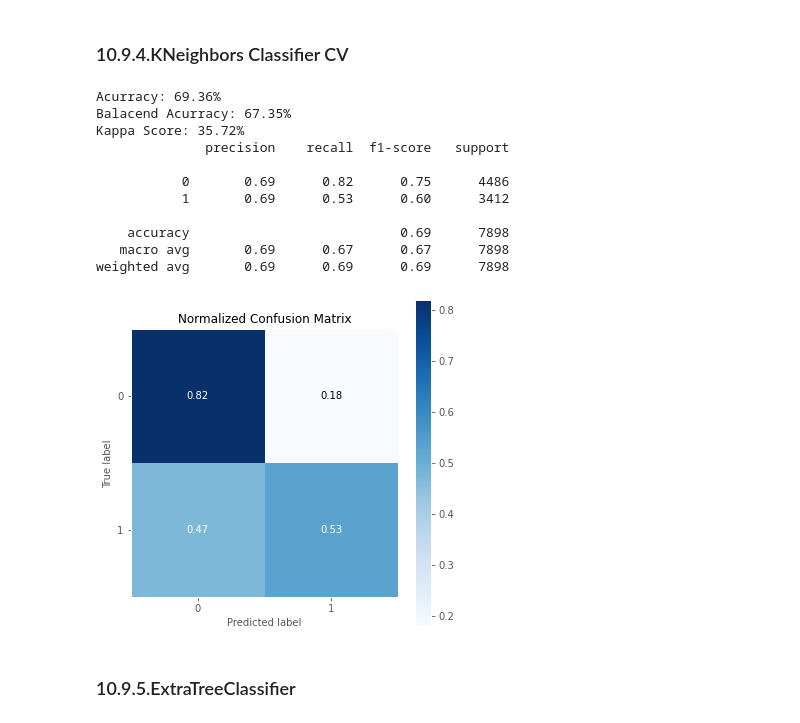
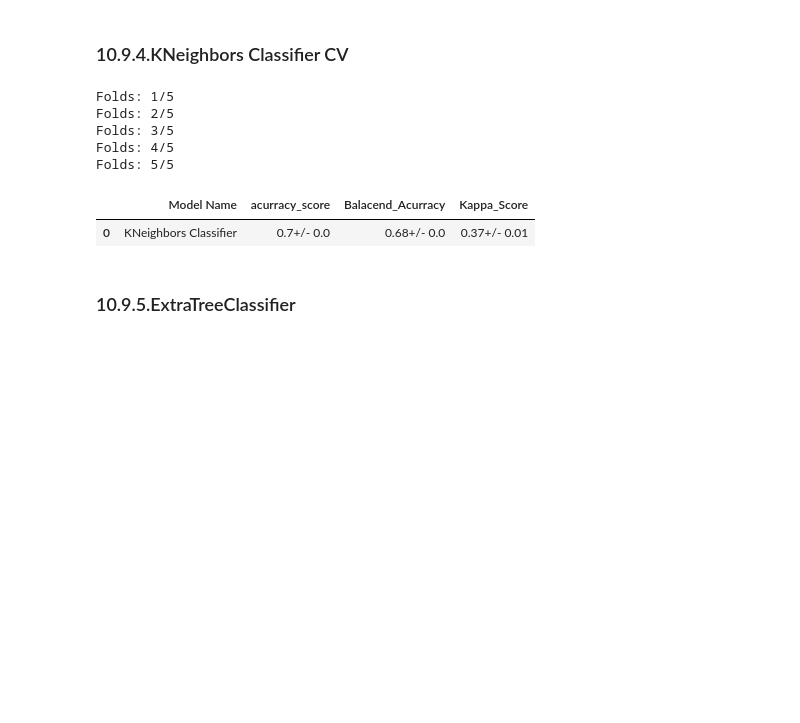
Before and after one commit to Guilherme-lima-ds/Nubank-Risk-assessment, a Jupyter notebook: Project_risk_assessment_Setima_Etapa_Machine_Learning_Models.ipynb, the cells around one changed output. Drawn from its saved outputs; the diff is of its cells as text; code cells hidden in the pictures; blank space fills up the shorter version.

```diff
--- a/Project_risk_assessment_Setima_Etapa_Machine_Learning_Models.ipynb
+++ b/Project_risk_assessment_Setima_Etapa_Machine_Learning_Models.ipynb
@@ -1573,20 +1504,15 @@ weighted avg       0.87      0.87      0.87      7898
 ### 10.9.4.KNeighbors Classifier CV
 # %%
 model_kn_cv = KNeighborsClassifier()
-result_kn_cv = cross_validation(model_kn_cv,5,x_train,y_train)
+cross_validation("KNeighbors Classifier",model_kn_cv,5,X_train,y_train,verbose=True)
 # %% [output]
-Acurracy: 69.36%
-Balacend Acurracy: 67.35%
-Kappa Score: 35.72%
-              precision    recall  f1-score   support
-
-           0       0.69      0.82      0.75      4486
-           1       0.69      0.53      0.60      3412
-
-    accuracy                           0.69      7898
-   macro avg       0.69      0.67      0.67      7898
-weighted avg       0.69      0.69      0.69      7898
+Folds: 1/5
+Folds: 2/5
+Folds: 3/5
+Folds: 4/5
+Folds: 5/5
-[figure, removed]
+|  | Model Name | acurracy_score | Balacend_Acurracy | Kappa_Score |
+| 0 | KNeighbors Classifier | 0.7+/- 0.0 | 0.68+/- 0.0 | 0.37+/- 0.01 |
 # %% [markdown]
 ### 10.9.5.ExtraTreeClassifier
 # %%
```
Also changed, not shown: parts of 11 cells of this notebook.
